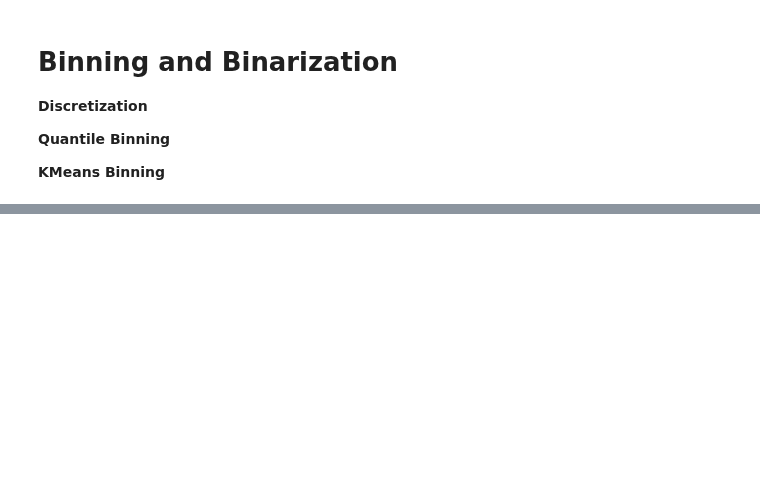
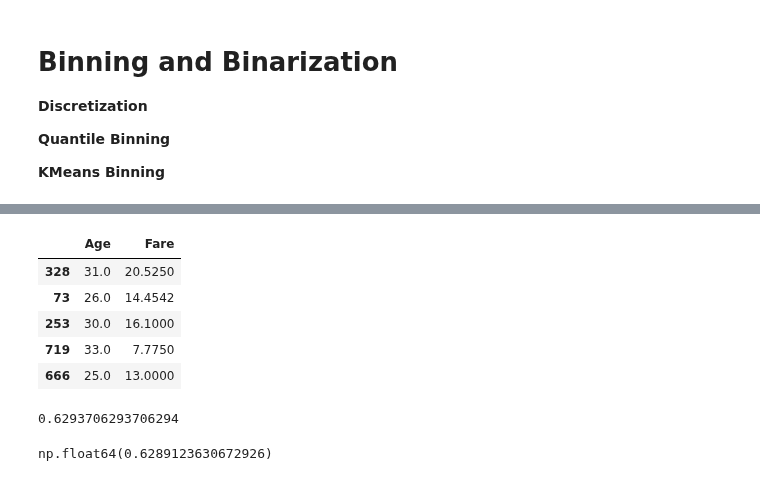
Before and after one commit to Saifullah785/machine-learning-engineer-roadmap, a Jupyter notebook: Lecture_32_Binning_Discretization_Quantile_KMeans_Binning/Lecture_32_Binning_Discretization_Quantile_KMeans_Binning.ipynb, the cells around one changed output, grey strips where cells are left out. Saved outputs shown, nothing was run; the diff lists cells and outputs as text; code cells hidden in the pictures; blank space fills up the shorter version.

```diff
--- a/Lecture_32_Binning_Discretization_Quantile_KMeans_Binning/Lecture_32_Binning_Discretization_Quantile_KMeans_Binning.ipynb
+++ b/Lecture_32_Binning_Discretization_Quantile_KMeans_Binning/Lecture_32_Binning_Discretization_Quantile_KMeans_Binning.ipynb
@@ -166,0 +56,10 @@ discretize(10,'kmeans')
+# %%
+# Display the head of the training features
+X_train.head()
+# %% [output]
+|  | Age | Fare |
+| 328 | 31.0 | 20.5250 |
+| 73 | 26.0 | 14.4542 |
+| 253 | 30.0 | 16.1000 |
+| 719 | 33.0 | 7.7750 |
+| 666 | 25.0 | 13.0000 |
@@ -166,0 +73,10 @@ discretize(10,'kmeans')
+# %%
+# Calculate and display the accuracy score
+accuracy_score(y_test,y_pred)
+# %% [output]
+0.6293706293706294
+# %%
+# Calculate and display the mean cross-validation score
+np.mean(cross_val_score(DecisionTreeClassifier(),X,y,cv=10,scoring='accuracy'))
+# %% [output]
+np.float64(0.6289123630672926)
```
Also changed, not shown: parts of 51 cells of this notebook.
